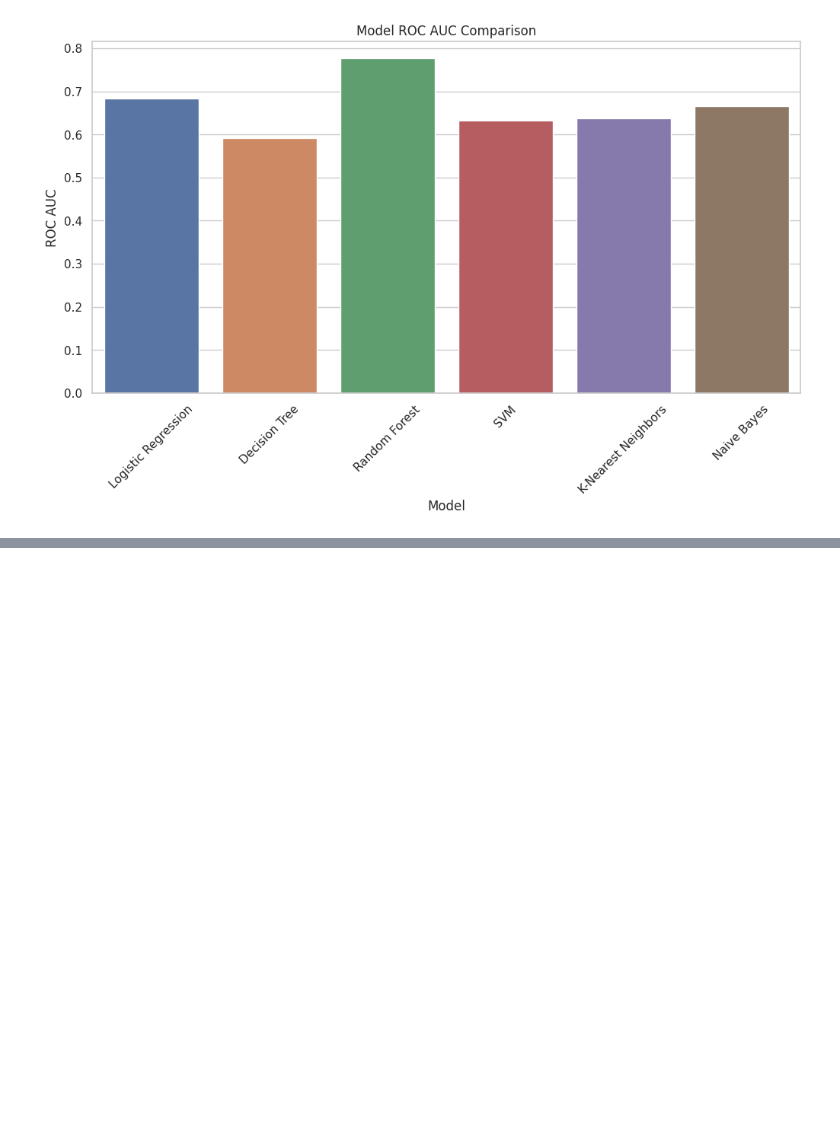
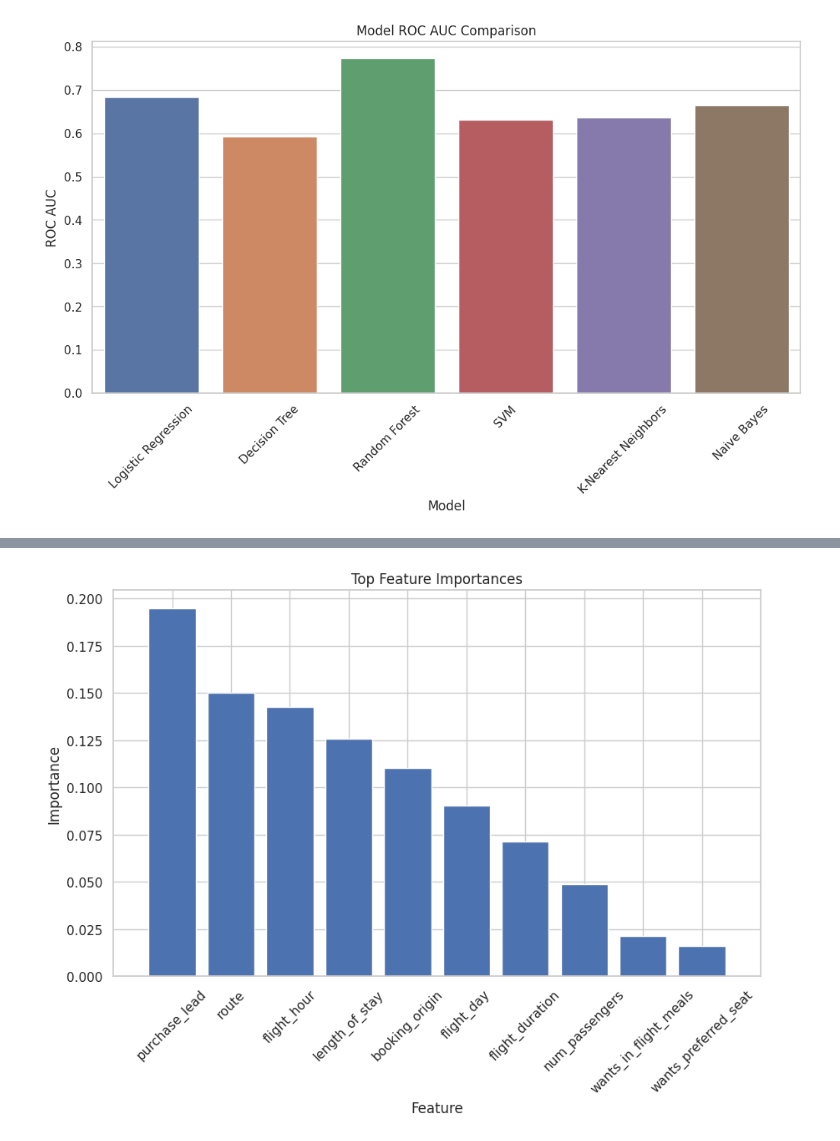
Before and after one commit to xbabs/Customer-Buying-Behaviour-Prediction---British-Airways, a Jupyter notebook: BA_model.ipynb, the cells around one changed output, grey strips where cells are left out. Cells and saved outputs as stored; diff of their text form; code cells hidden in the pictures; blank space fills up the shorter version.

```diff
--- a/BA_model.ipynb
+++ b/BA_model.ipynb
@@ -436,0 +440,32 @@ if __name__ == "__main__":
+# %%
+def plot_feature_importance(X, y, feature_names):
+    # Create a Random Forest classifier
+    clf = RandomForestClassifier(random_state=42)
+
+    # Fit the model
+    clf.fit(X, y)
+
+    # Get feature importances
+    importances = clf.feature_importances_
+
+    # Sort feature importances in descending order
+    indices = np.argsort(importances)[::-1]
+
+    # Plot the top N feature importances
+    top_n = min(len(feature_names), 10)  # Plot at most the top 10 features
+    plt.figure(figsize=(10, 6))
+    plt.title("Top Feature Importances")
+    plt.bar(range(top_n), importances[indices][:top_n], align="center")
+    plt.xticks(range(top_n), [feature_names[i] for i in indices][:top_n], rotation=45)
+    plt.xlim([-1, top_n])
+    plt.xlabel("Feature")
+    plt.ylabel("Importance")
+    plt.show()
+
+if __name__ == "__main__":
+    feature_names = X.columns.tolist()
+
+    # Plot feature importance
+    plot_feature_importance(X, y, feature_names)
+# %% [output]
+[figure, added]
```
Also changed, not shown: parts of 3 cells of this notebook.
